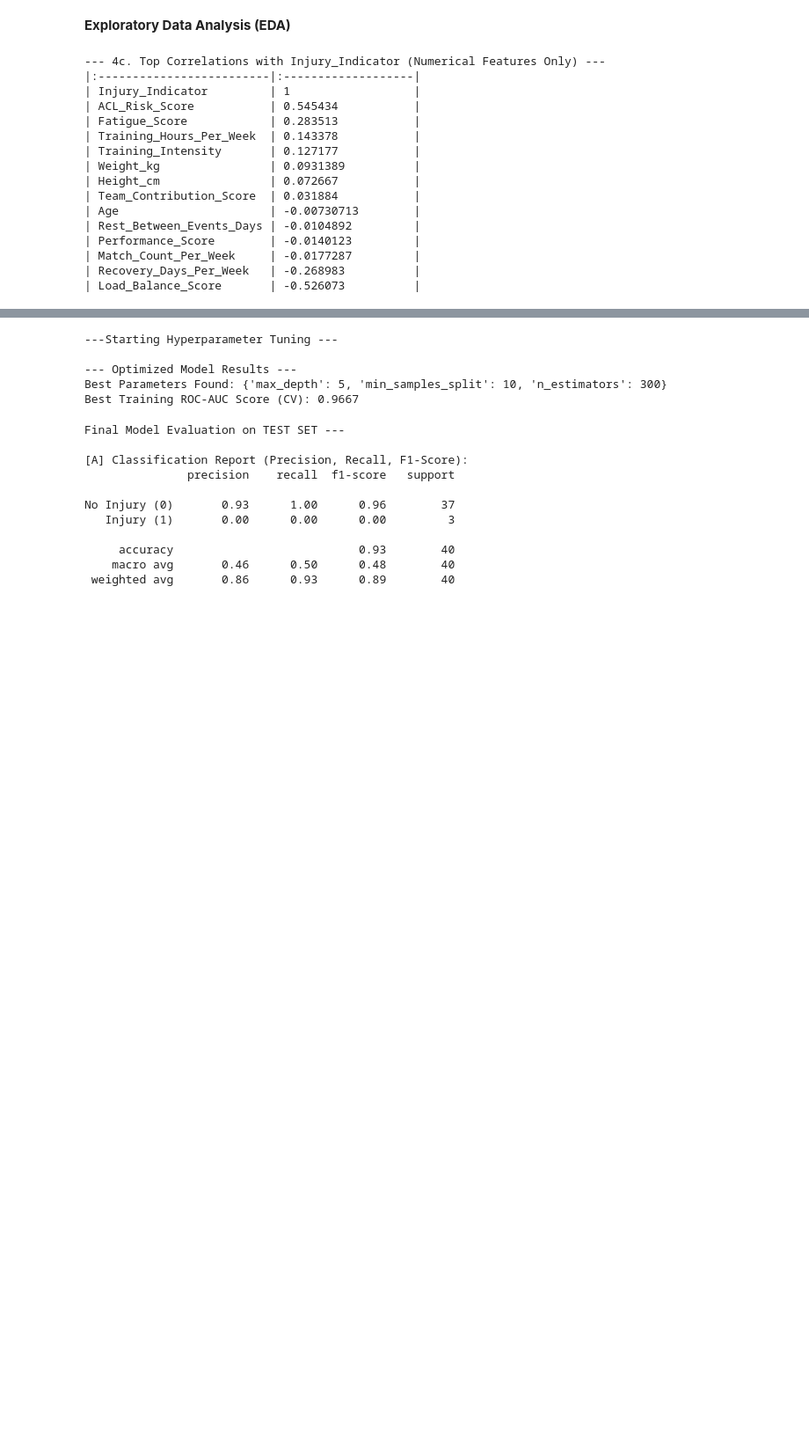
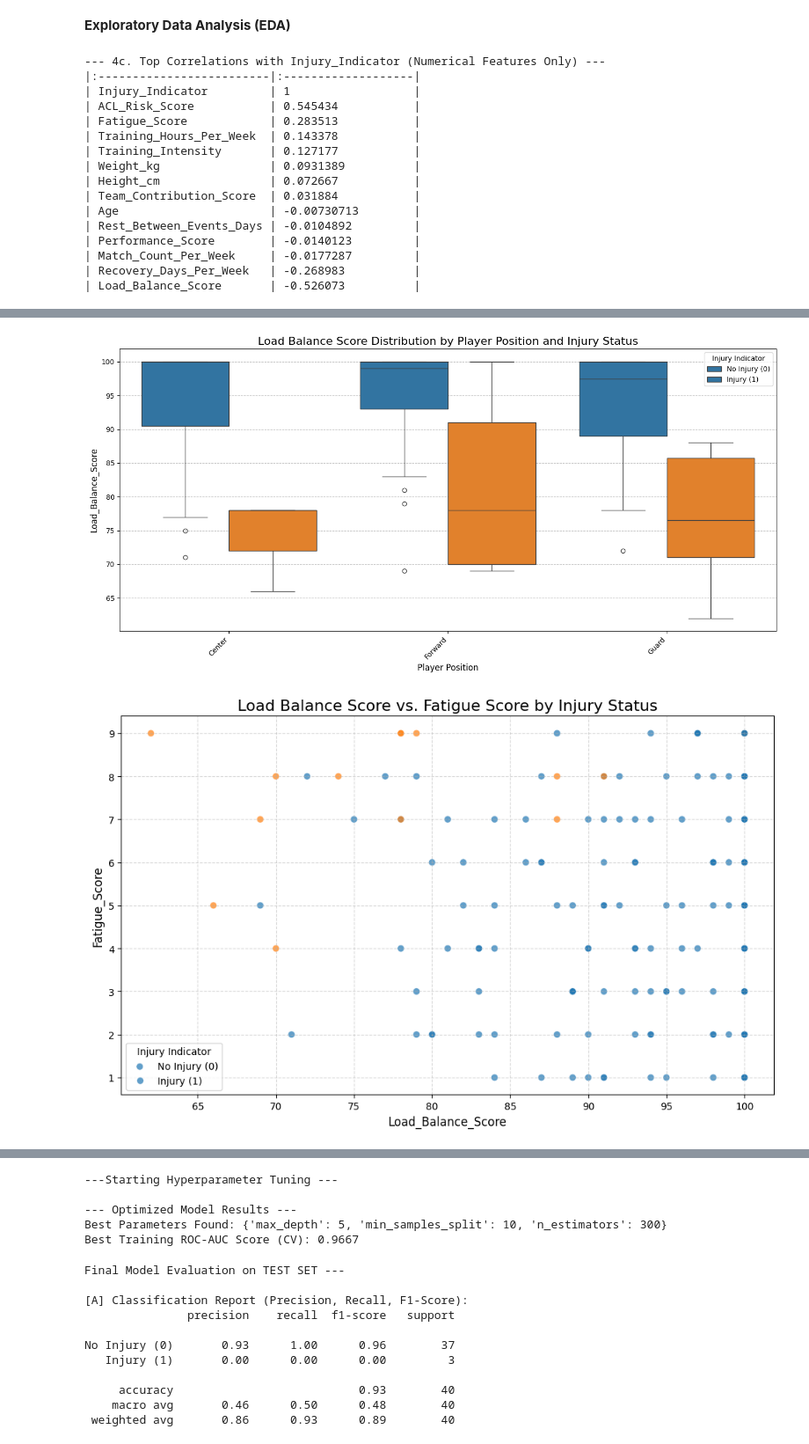
Before and after one commit to Ayushpatil2004/Frontend-projects, a Jupyter notebook: player_injury_prediction.ipynb, the cells around one changed output, grey strips where cells are left out. Shown at 88% size. Cells and saved outputs as stored; diff of their text form; code cells hidden in the pictures; blank space fills up the shorter version.

```diff
--- a/player_injury_prediction.ipynb
+++ b/player_injury_prediction.ipynb
@@ -312,0 +336,41 @@ else:
+# %%
+import matplotlib.pyplot as plt
+import seaborn as sns
+
+# --- 1. Boxplot: Load Balance vs. Position ---
+# Insight: Compare the distribution of Load Balance Score across different player positions, separated by injury status.
+plt.figure(figsize=(14, 7))
+sns.boxplot(data=df, x='Position', y='Load_Balance_Score', hue='Injury_Indicator')
+plt.title('Load Balance Score Distribution by Player Position and Injury Status', fontsize=16)
+plt.xlabel('Player Position', fontsize=12)
+plt.ylabel('Load_Balance_Score', fontsize=12)
+plt.legend(title='Injury Indicator', labels=['No Injury (0)', 'Injury (1)'])
+plt.xticks(rotation=45, ha='right')
+plt.grid(axis='y', linestyle='--', alpha=0.7)
+plt.tight_layout()
+plt.show()
+
+# --- 2. Scatterplot: Load Balance vs. Fatigue Score ---
+# Insight: Visualize the joint relationship between Load and Fatigue, two key risk factors, and see if injured players cluster in a high-risk area (high load, high fatigue).
+plt.figure(figsize=(12, 7))
+sns.scatterplot(data=df, x='Load_Balance_Score', y='Fatigue_Score', hue='Injury_Indicator', alpha=0.7, s=50)
+plt.title('Load Balance Score vs. Fatigue Score by Injury Status', fontsize=16)
+plt.xlabel('Load_Balance_Score', fontsize=12)
+plt.ylabel('Fatigue_Score', fontsize=12)
+plt.legend(title='Injury Indicator', labels=['No Injury (0)', 'Injury (1)'])
+plt.grid(linestyle='--', alpha=0.5)
+plt.show()
+
+# --- 3. Histogram: Distribution of Fatigue Score ---
+# Insight: Show the overall distribution of Fatigue Score and check if the distribution for injured players is skewed towards higher fatigue values.
+plt.figure(figsize=(12, 7))
+sns.histplot(data=df, x='Fatigue_Score', hue='Injury_Indicator', kde=True, multiple='stack')
+plt.title('Distribution of Fatigue Score by Injury Status', fontsize=16)
+plt.xlabel('Fatigue_Score', fontsize=12)
+plt.ylabel('Count of Athletes', fontsize=12)
+plt.legend(title='Injury Indicator', labels=['No Injury (0)', 'Injury (1)'])
+plt.grid(axis='y', linestyle='--', alpha=0.7)
+plt.show()
+# %% [output]
+[figure, added]
+[figure, added]
```
Also changed, not shown: parts of 5 cells of this notebook.
